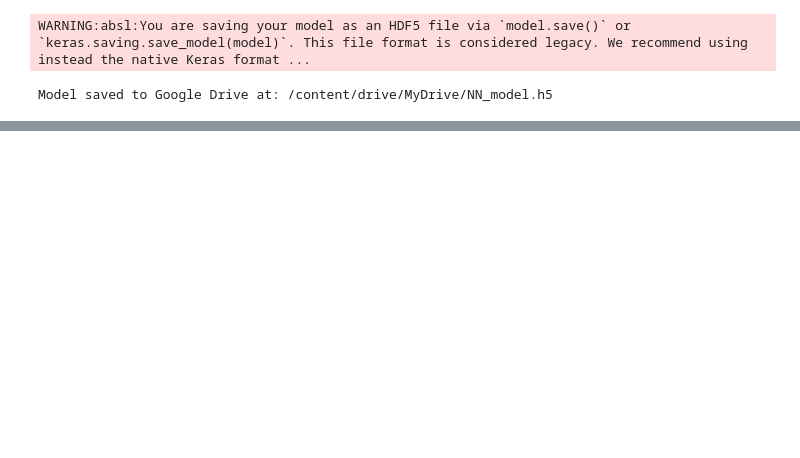
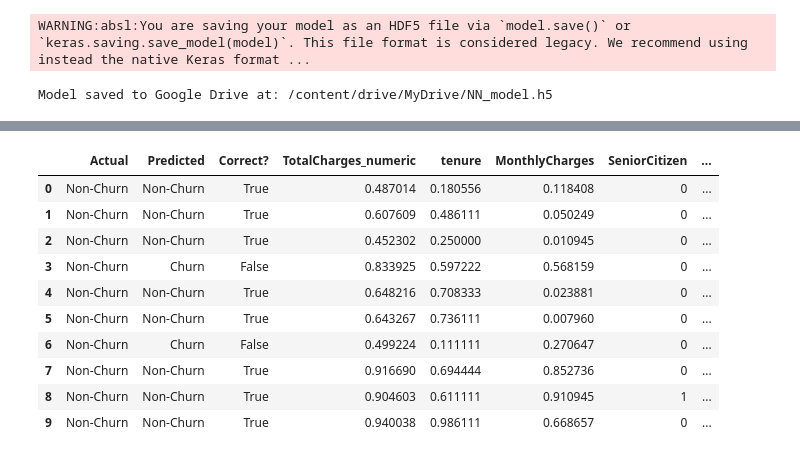
Before and after one commit to Kavishka2401/CustomerChurnPredictionSystem, a Jupyter notebook: Final_NN_Model.ipynb, the cells around one changed output, grey strips where cells are left out. Drawn from its saved outputs; the diff is of its cells as text; code cells hidden in the pictures; blank space fills up the shorter version.

Commit message:
Checked with inference data

```diff
--- a/Final_NN_Model.ipynb
+++ b/Final_NN_Model.ipynb
@@ -415,3 +368,41 @@ plt.title('Training vs Validation Loss')
 plt.legend()
 plt.grid(True)
 plt.show()
+# %%
+from IPython.display import display
+import pandas as pd
+import numpy as np
+
+# --- Randomly select 10 new rows from the full dataset ---
+X_infer = X.sample(n=10, replace=False, random_state=123)  # pick 10 random rows
+y_infer = y.loc[X_infer.index]
+
+# --- Reset indices for proper alignment ---
+X_infer = X_infer.reset_index(drop=True)
+y_infer = y_infer.reset_index(drop=True)
+
+# --- Predict probabilities and apply best threshold ---
+y_infer_probs = model.predict(X_infer).ravel()
+y_infer_pred = (y_infer_probs > best_t).astype(int)
+
+# --- Convert actual labels to numeric 0/1 if needed ---
+y_infer_numeric = y_infer.replace({'Non-Churn':0,'Churn':1})
+
+# --- Map numeric labels to strings for display ---
+label_map = {0:'Non-Churn', 1:'Churn'}
+actual_labels = y_infer_numeric.map(label_map)
+pred_labels = pd.Series(y_infer_pred).map(label_map)
+
+# --- Build inference table ---
+inference_table = X_infer.copy()
+inference_table['Actual'] = actual_labels
+inference_table['Predicted'] = pred_labels
+inference_table['Correct?'] = inference_table['Actual'] == inference_table['Predicted']
+
+# --- Reorder columns ---
+cols = ['Actual','Predicted','Correct?'] + [c for c in inference_table.columns if c not in ['Actual','Predicted','Correct?']]
+inference_table = inference_table[cols]
+
+# --- Display table ---
+display(inference_table)
+# %% [output]
@@ -417,0 +410,11 @@ plt.show()
+|  | Actual | Predicted | Correct? | TotalCharges_numeric | tenure | MonthlyCharges | SeniorCitizen | ... |
+| 0 | Non-Churn | Non-Churn | True | 0.487014 | 0.180556 | 0.118408 | 0 | ... |
+| 1 | Non-Churn | Non-Churn | True | 0.607609 | 0.486111 | 0.050249 | 0 | ... |
+| 2 | Non-Churn | Non-Churn | True | 0.452302 | 0.250000 | 0.010945 | 0 | ... |
+| 3 | Non-Churn | Churn | False | 0.833925 | 0.597222 | 0.568159 | 0 | ... |
+| 4 | Non-Churn | Non-Churn | True | 0.648216 | 0.708333 | 0.023881 | 0 | ... |
+| 5 | Non-Churn | Non-Churn | True | 0.643267 | 0.736111 | 0.007960 | 0 | ... |
+| 6 | Non-Churn | Churn | False | 0.499224 | 0.111111 | 0.270647 | 0 | ... |
+| 7 | Non-Churn | Non-Churn | True | 0.916690 | 0.694444 | 0.852736 | 0 | ... |
+| 8 | Non-Churn | Non-Churn | True | 0.904603 | 0.611111 | 0.910945 | 1 | ... |
+| 9 | Non-Churn | Non-Churn | True | 0.940038 | 0.986111 | 0.668657 | 0 | ... |
```
Also changed, not shown: parts of 2 cells of this notebook.
